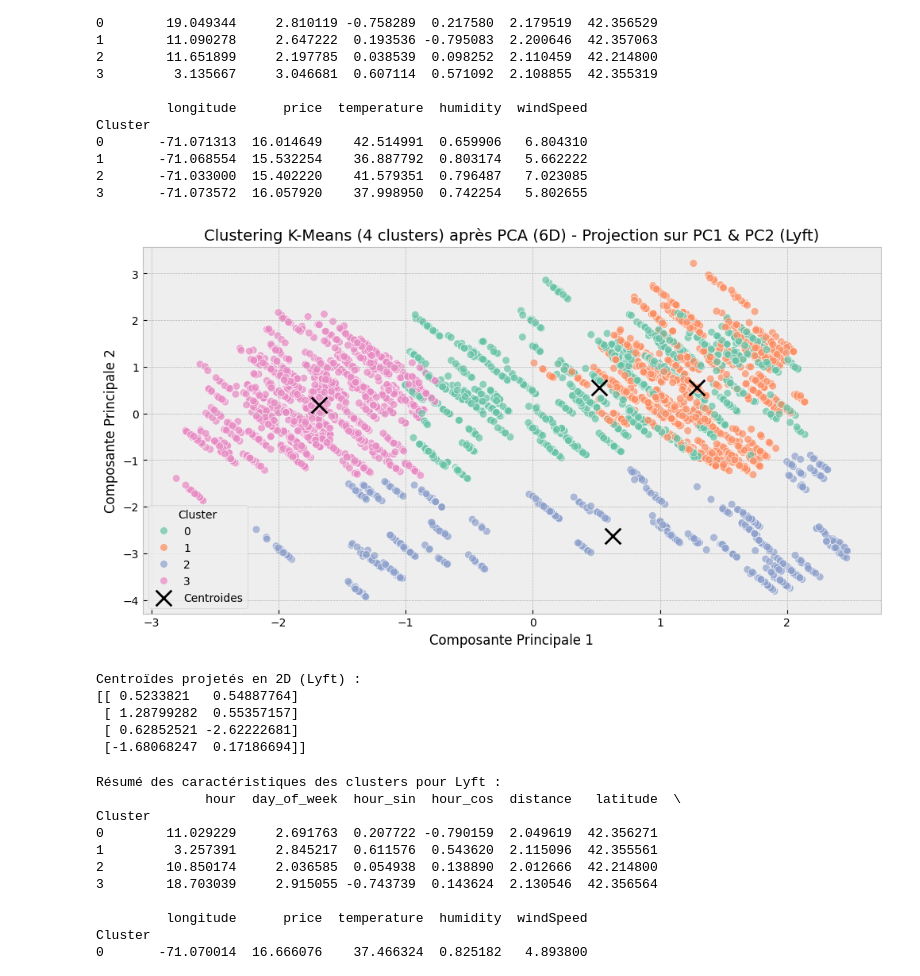
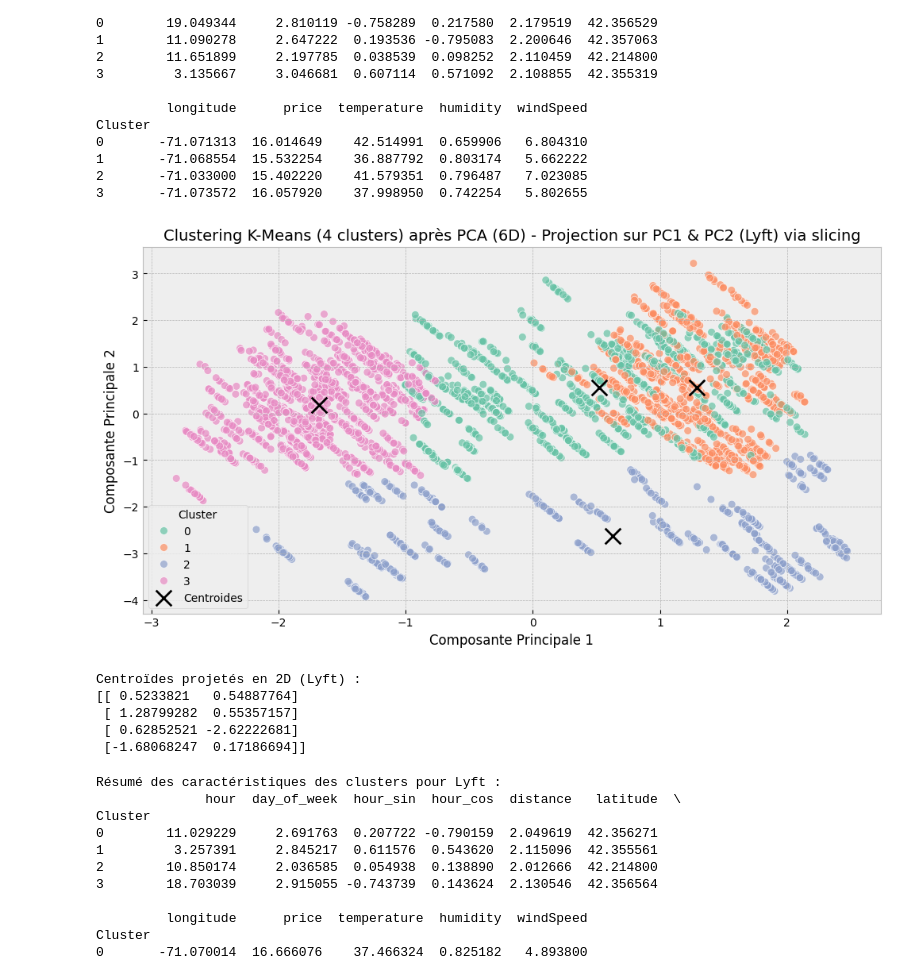
Before and after one commit to vikdevit/Vikencdsdb3, a Jupyter notebook: VikenBloc3VTC21Fev25_check13Mars25_06Avril25vikenvik9.ipynb, the cells around one changed output. Drawn from its saved outputs; the diff is of its cells as text; code cells hidden in the pictures.

```diff
--- a/VikenBloc3VTC21Fev25_check13Mars25_06Avril25vikenvik9.ipynb
+++ b/VikenBloc3VTC21Fev25_check13Mars25_06Avril25vikenvik9.ipynb
@@ -609,8 +604,8 @@ reduced_matrix_lyft = pca_2D.fit_transform(df_pca_lyft_components.drop(columns=[
 # %%
-# Ajouter les labels de clusters pour visualisation
-df_pca_uber_2D = pd.DataFrame(reduced_matrix_uber, columns=['PC1', 'PC2'])
+# Projeter les données de l'espace 6D vers un espace 2D avec les deux premières composantes principales pour visualisation
+df_pca_uber_2D = df_pca_uber_components[['PC1', 'PC2']].copy()
 df_pca_uber_2D['Cluster'] = labels_uber
 
-df_pca_lyft_2D = pd.DataFrame(reduced_matrix_lyft, columns=['PC1', 'PC2'])
+df_pca_lyft_2D = df_pca_lyft_components[['PC1', 'PC2']].copy()
 df_pca_lyft_2D['Cluster'] = labels_lyft
 # %%
@@ -675,32 +670,32 @@ Cluster
 # %%
 # Visualisation des clusters Lyft dans un espace 2D avec composante principale n°1 et composante principale n°2
 
 # Appliquer un fond gris pour le style
 plt.style.use('bmh')
 
 plt.figure(figsize=(12, 6))
 sns.scatterplot(data=df_pca_lyft_2D, x='PC1', y='PC2', hue='Cluster', palette='Set2', s=50, alpha=0.7, edgecolor='w')
 
-# Projeter les centroïdes en 2D
+# Prendre les deux premières dimensions des centroïdes 6D
 centroids_lyft_6D = kmeans_lyft.cluster_centers_
-centroids_lyft_2D = pca_2D.transform(centroids_lyft_6D)  # Projeter en 2D
+centroids_lyft_2D = centroids_lyft_6D[:, :2]  # Prendre seulement PC1 et PC2
 
 # Affichage des centroïdes
 plt.scatter(centroids_lyft_2D[:, 0], centroids_lyft_2D[:, 1], c='black', marker='x', s=200, label='Centroides', linewidth=2)
 
 # Ajouter un titre et labels
-plt.title("Clustering K-Means (4 clusters) après PCA (6D) - Projection sur PC1 & PC2 (Lyft)", fontsize=14)
+plt.title("Clustering K-Means (4 clusters) après PCA (6D) - Projection sur PC1 & PC2 (Lyft) via slicing", fontsize=14)
 plt.xlabel("Composante Principale 1", fontsize=12)
 plt.ylabel("Composante Principale 2", fontsize=12)
 plt.legend(title="Cluster")
 plt.grid(True)
 plt.show()
 
 # Afficher les centroïdes projetés
 print("Centroïdes projetés en 2D (Lyft) :")
 print(centroids_lyft_2D)
 # %% [output]
-[figure, old version]
+[figure, new version]
 Centroïdes projetés en 2D (Lyft) :
 [[ 0.5233821   0.54887764]
  [ 1.28799282  0.55357157]
```
Also changed, not shown: parts of 7 cells of this notebook, 1 other file.
